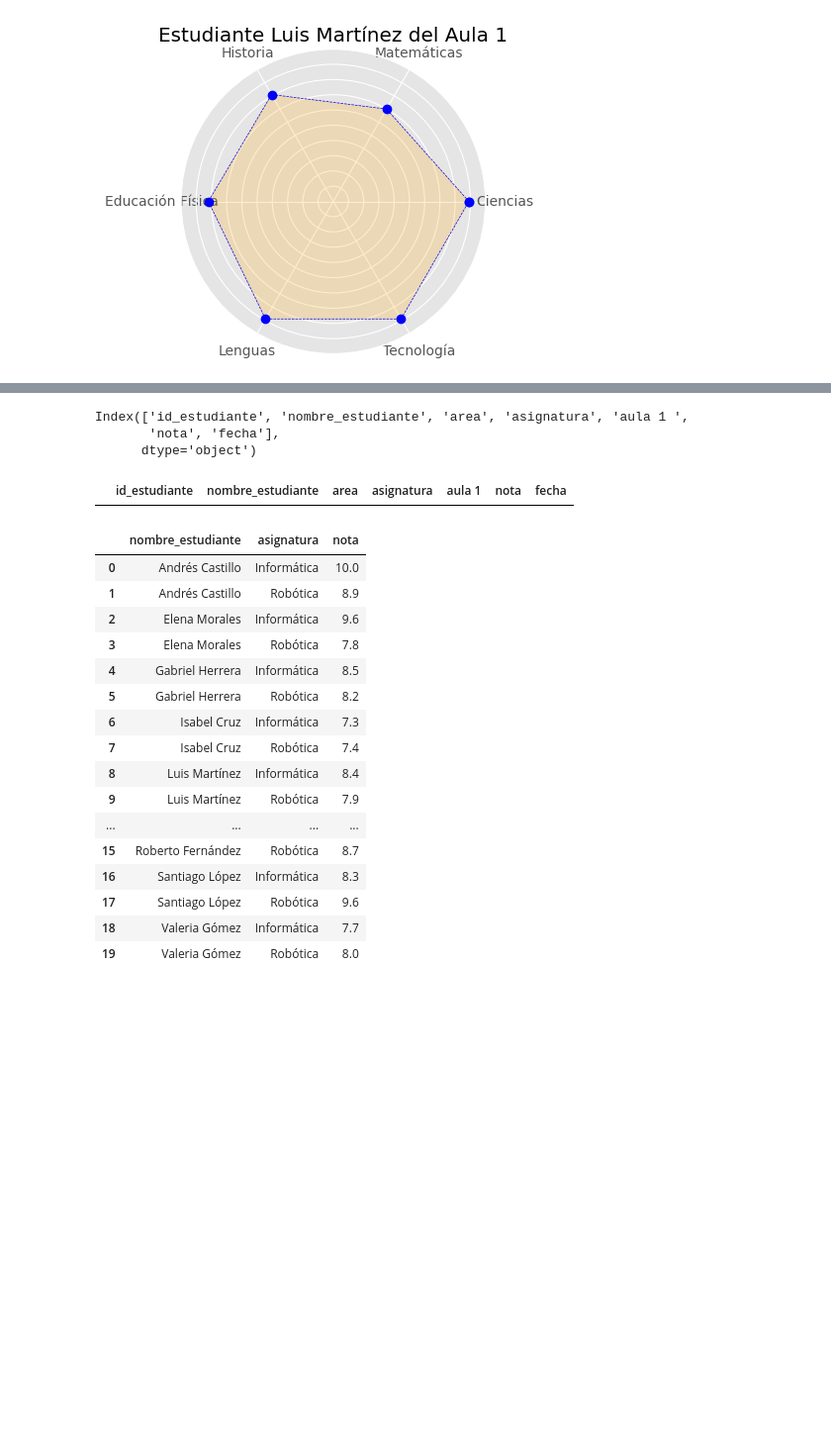
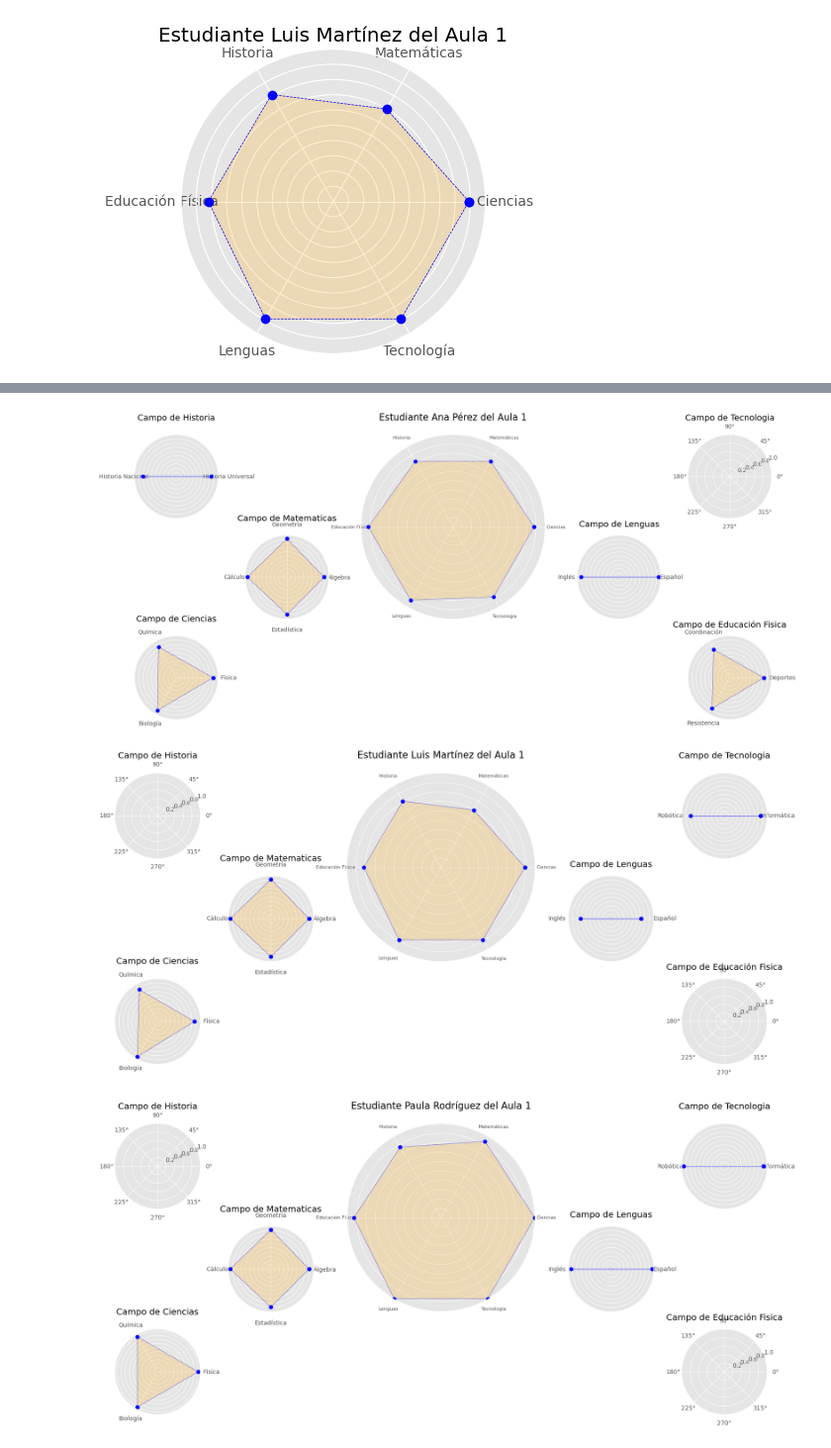
Before and after one commit to BreakingCode-Sic/SistemadeEvaluacionPrediccionEstudiantil, a Jupyter notebook: plotskills.ipynb, the cells around one changed output, grey strips where cells are left out. Shown at 99% size. Drawn from its saved outputs; the diff is of its cells as text; code cells hidden in the pictures; blank space fills up the shorter version.

Commit message:
Aqui hice unos cambios  en la comprobacion if de la funcion.

```diff
--- a/plotskills.ipynb
+++ b/plotskills.ipynb
@@ -116,7 +127,3 @@ chart(std, name= 'Luis Martínez', cat = 'area', col_name= 'nombre_estudiante',
 plt.show()
 # %% [output]
 [figure]
-# %%
-for i in name_std:
-    chart(std, name= i, cat= 'area', col_name= 'nombre_estudiante', grade= 'nota')
-    plt.show()
@@ -140,6 +129,0 @@ plt.show()
-# %%
-# group the data frame by areas
-std_lenguas = std[std['area'] == 'Lenguas']
-for i in name_std:
-    chart(std_lenguas, name= i, cat= 'asignatura', grade= 'nota', col_name= 'nombre_estudiante')
-    plt.show()
@@ -158,7 +130,13 @@ for i in name_std:
 # %%
-def seg(df,name,cat, grade, col_name):
-    """Esta funcion crea un grafico de radar para visualizar
-    de manera mas intuitiva las habilidades del estudiante"""
+def segmentacion(df,name,cat, nt, col_name):
+    """Esta funcion calcula y ajusta, el angulo y la posicion
+    donde se colocaran en el grafico
+    #df- DataFrame
+    # name(str) - nombre del estudiante
+    # cat (str) - columan de las categoria que evaluara en el grafico
+    # nt (str)- columna donde se encuentra las notas(float) o parametro evaluativo
+    # col_name (str)- columna que donde se encuentra los nombres"""
+
 
     # selecting and lenning the unique values from the column cat;
     skill_ct= list(df[cat].unique())
@@ -166,10 +144,10 @@ def seg(df,name,cat, grade, col_name):
 
     #filter the data frame by the name of the student
     df1= df[(df[col_name] == name)]
-    df1= df1.groupby( [col_name ,cat], as_index= False)[grade].mean().round(1)
+    df1= df1.groupby( [col_name ,cat], as_index= False)[nt].mean().round(1)
 
     #listing the grade
-    nota = list(df1[grade])
+    nota = list(df1[nt])
 
     #compute the angles
 
@@ -179,7 +157,7 @@ def seg(df,name,cat, grade, col_name):
 
         # check the variables
     if len(nota) == 0 or len(angle) == 0:
-        print("⚠️ Error: nota o angle están vacíos")
+        print("Error: nota o angle están vacíos")
     else:
         # exective if all of them have values
         while len(nota) != len(angle):
@@ -390,32 +382,10 @@ def chat2(df,name,grade, cl_name, cat, asg, aula ):
-# %%
-df5= std[std['area'] == "Tecnología"]
-df5.columns
-# %% [output]
-Index(['id_estudiante', 'nombre_estudiante', 'area', 'asignatura', 'aula 1 ',
-       'nota', 'fecha'],
-      dtype='object')
-# %%
-df6= std[std['area'] == "Lengua"]
-df6
-# %% [output]
-|  | id_estudiante | nombre_estudiante | area | asignatura | aula 1 | nota | fecha |
-# %%
-df5.groupby( ['nombre_estudiante','asignatura'], as_index= False)['nota'].mean().round(1)
-# %% [output]
-|  | nombre_estudiante | asignatura | nota |
-| 0 | Andrés Castillo | Informática | 10.0 |
-| 1 | Andrés Castillo | Robótica | 8.9 |
-| 2 | Elena Morales | Informática | 9.6 |
-| 3 | Elena Morales | Robótica | 7.8 |
-| 4 | Gabriel Herrera | Informática | 8.5 |
-| 5 | Gabriel Herrera | Robótica | 8.2 |
-| 6 | Isabel Cruz | Informática | 7.3 |
-| 7 | Isabel Cruz | Robótica | 7.4 |
-| 8 | Luis Martínez | Informática | 8.4 |
-| 9 | Luis Martínez | Robótica | 7.9 |
-| ... | ... | ... | ... |
-| 15 | Roberto Fernández | Robótica | 8.7 |
-| 16 | Santiago López | Informática | 8.3 |
-| 17 | Santiago López | Robótica | 9.6 |
-| 18 | Valeria Gómez | Informática | 7.7 |
-| 19 | Valeria Gómez | Robótica | 8.0 |
+# %%
+for i in name_std:
+    student_grade_chat(std, i, grade= 'nota', cl_name= 'nombre_estudiante',
+                       cat= 'area',
+                       asg= 'asignatura', aula= 'Aula 1')
+    plt.show()
+# %% [output]
+[figure, added]
+[figure, added]
+[figure, added]
```
Also changed, not shown: parts of 7 cells of this notebook, 1 other file.
